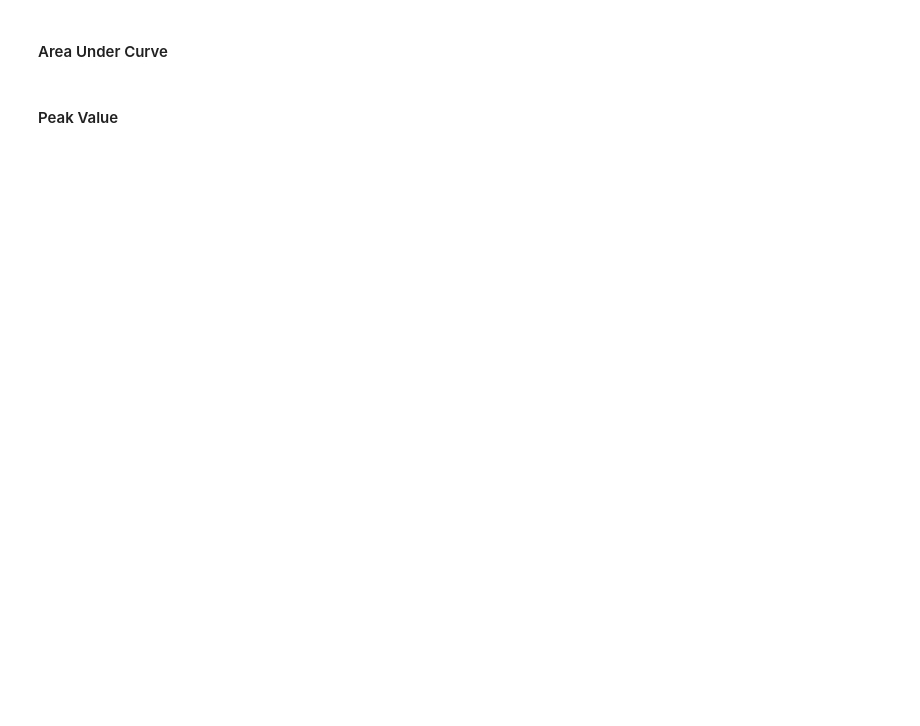
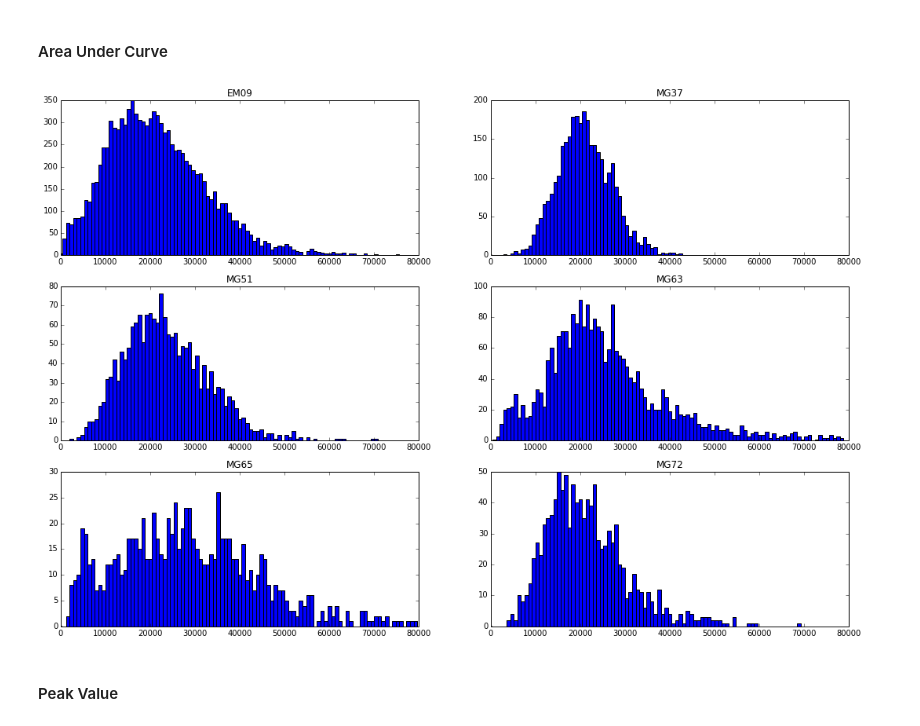
Before and after one commit to gpiantoni/spgr, a Jupyter notebook: main.ipynb, the cells around one changed output. Cells and saved outputs as stored; diff of their text form; code cells hidden in the pictures; blank space fills up the shorter version.

```diff
--- a/main.ipynb
+++ b/main.ipynb
@@ -48,7 +83,7 @@ detection_options = {'frequency': (11, 18),
                       'method': 'hilbert',
                       'threshold': 'maxima',
                       'threshold_options': {'peak_width': 3, 'select_width': 1},
-                      'criteria': {'peak_in_fft': {'length': 1, 'dryrun': True}}
+                      'criteria': {'peak_in_fft': {'length': 1, 'dryrun': False}}
                      }
 
 def calc_spindle(subj):
@@ -76,7 +120,9 @@ hist_values(all_subj, all_spindles,
 #### Area Under Curve
 # %%
 hist_values(all_subj, all_spindles,
-            lambda x: x['area_under_curve'], x_lim=(0, 500), nbin=1/10)
+            lambda x: x['area_under_curve'], x_lim=(0, 80000), nbin=1/800)
+# %% [output]
+[figure, added]
 # %% [markdown]
 #### Peak Value
 # %%
```
Also changed, not shown: parts of 21 cells of this notebook, 3 other files.
